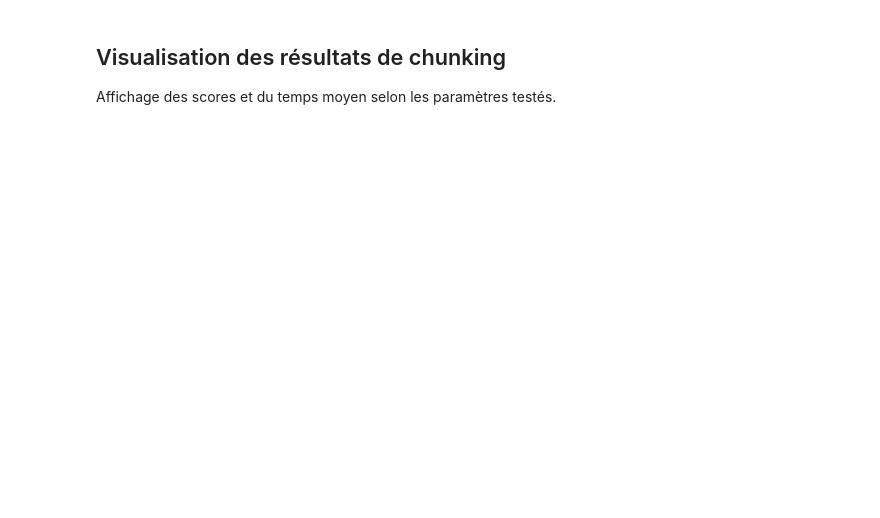
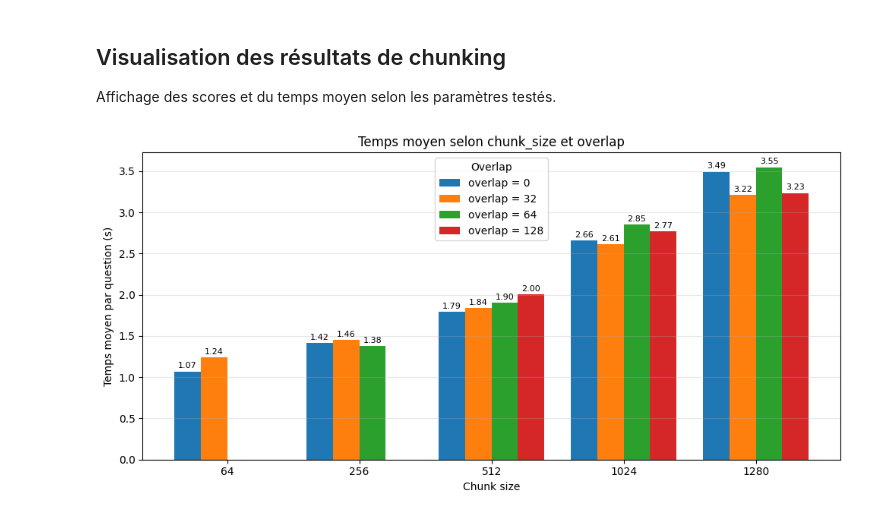
Before and after one commit to StuartGP-dev/TER-RAG, a Jupyter notebook: benchmarks.ipynb, the cells around one changed output. Drawn from its saved outputs; the diff is of its cells as text; code cells hidden in the pictures; blank space fills up the shorter version.

```diff
--- a/benchmarks.ipynb
+++ b/benchmarks.ipynb
@@ -614,9 +658,13 @@ KeyError: 'doc'
 
 Évaluation de plusieurs tailles de chunks et niveaux d’overlap.
 # %%
+batchSize = 4
+
+
 # Valeurs testées
-chunk_sizes = [256, 512, 768]
-overlaps = [0, 16, 32, 64]
+chunk_sizes = [1280, 1024, 512]
+overlaps = [32]
+
 import importlib
 results = []
 results_judge = {}
@@ -672,5 +720,6 @@ for chunk_size in chunk_sizes:
 
 # Tableau final
 benchmark_df = pd.DataFrame(results)
+benchmark_df.to_csv( f"outputs/chunks_overlap_results.csv",index=True )
 display(benchmark_df)
 # %% [output]
@@ -753,0 +740,59 @@ plt.show()
+# %%
+benchmark_df = pd.read_csv("outputs/chunks_overlap_results.csv", index_col=0)
+# %%
+df = benchmark_df
+chunk_sizes = sorted(df["chunk_size"].unique())
+overlaps = sorted(df["overlap"].unique())
+
+x = np.arange(len(chunk_sizes))
+bar_width = 0.8 / len(overlaps)
+
+plt.figure(figsize=(10, 5))
+
+for i, overlap in enumerate(overlaps):
+    values = []
+
+    for chunk_size in chunk_sizes:
+        subset = df[
+            (df["chunk_size"] == chunk_size) &
+            (df["overlap"] == overlap)
+        ]
+
+        if len(subset) == 0:
+            values.append(np.nan)
+        else:
+            values.append(subset["time"].iloc[0])
+
+    positions = x - 0.4 + bar_width / 2 + i * bar_width
+
+    plt.bar(
+        positions,
+        values,
+        width=bar_width,
+        label=f"overlap = {overlap}"
+    )
+
+    for pos, value in zip(positions, values):
+        if not np.isnan(value):
+            plt.text(
+                pos,
+                value + 0.02,
+                f"{value:.2f}",
+                ha="center",
+                va="bottom",
+                fontsize=8,
+                rotation=0
+            )
+
+plt.xticks(x, chunk_sizes)
+plt.xlabel("Chunk size")
+plt.ylabel("Temps moyen par question (s)")
+plt.title("Temps moyen selon chunk_size et overlap")
+plt.legend(title="Overlap")
+plt.grid(axis="y", alpha=0.3)
+
+plt.tight_layout()
+plt.savefig("outputs/time_grouped_barplot.png", dpi=300, bbox_inches="tight")
+plt.show()
+# %% [output]
+[figure, added]
```
Also changed, not shown: parts of 5 cells of this notebook, 23 other files.
